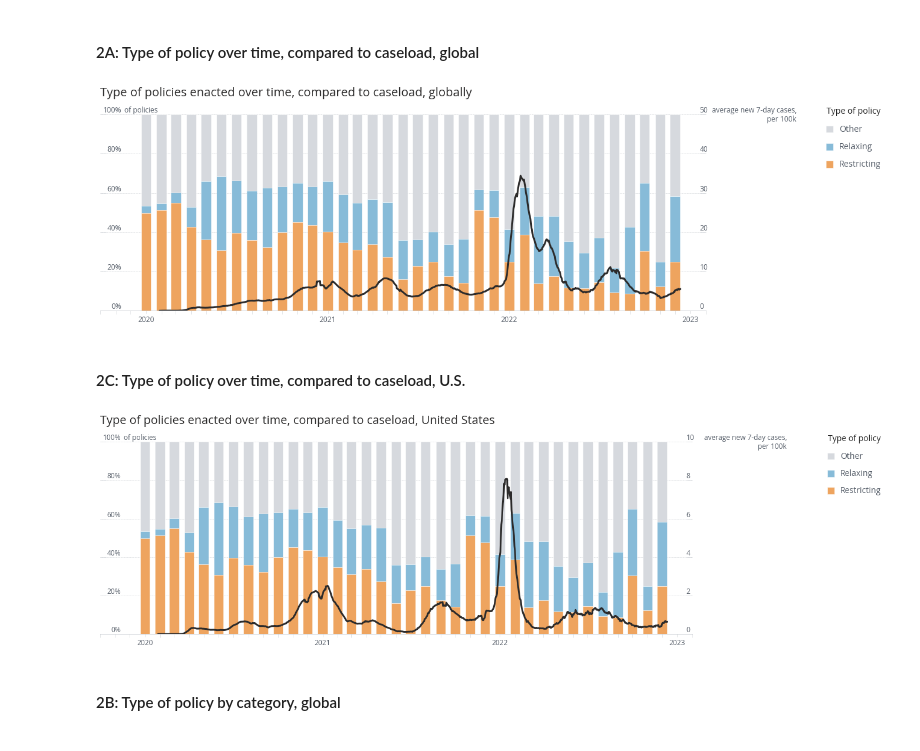
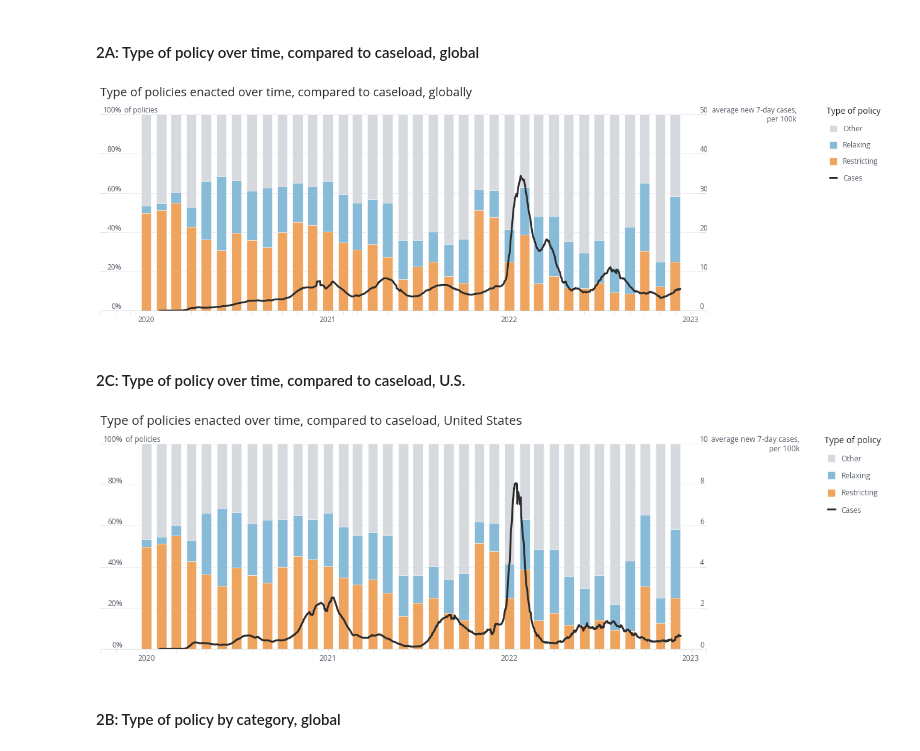
Before and after one commit to talus-analytics-bus/covid-amp-analysis, a Jupyter notebook: visualizations.ipynb, the cells around one changed output. Cells and saved outputs as stored; diff of their text form; code cells hidden in the pictures.

Commit message:
Figure refinements

```diff
--- a/visualizations.ipynb
+++ b/visualizations.ipynb
@@ -787,13 +786,6 @@ current_values = plt.gca().get_yticks()
 plt.gca().set_yticklabels(['{:,.0%}'.format(x) for x in current_values])
 
 
-# Get the legend and modify the handles
-handles, labels = ax.get_legend_handles_labels()
-leg = ax.legend(handles=handles, labels=labels, bbox_to_anchor=(1.30,1.07),labelcolor=chart[1],labelspacing=1.2)
-leg.set_title('Type of policy')
-leg.get_title().set_fontsize('14')
-plt.setp(plt.gca().get_legend().get_texts(), fontsize='14')
-
 # Create secondary y-axis
 ax2 = ax.twinx()
 ax2.xaxis_date()
@@ -815,10 +807,12 @@ ax2.xaxis.set_major_formatter(maj_fmt)
 # Hide minor tick labels
 ax2.xaxis.set_tick_params(which='minor', labelbottom=False)
 
+
 # Plot line graph on secondary axis
 x2 = global_cases['Date']
 y4 = global_cases['7-day rolling average new cases per 100k']
-ax2.plot(x2, y4, color=chart[0], linewidth=3.0, label='Cases')
+line = ax2.plot(x2, y4, color=chart[0], linewidth=3.0, label='Cases')[0]
+
 
 # Set y-axis label for secondary axis
 plt.ylabel("average new 7-day cases,\nper 100k", rotation=0, loc='top',color=chart[1])
@@ -830,15 +824,24 @@ ax2.tick_params(axis='y', direction='in', pad=-10)
 # Set y-axis range for secondary axis
 ax2.set_ylim(0, 50)
 
-# plt.tight_layout()
-# plt.show()
+# Get the legend and modify the handles
+handles, labels = ax.get_legend_handles_labels()
+handles.append(line)
+labels.append('Cases')
+leg = ax.legend(handles=handles, labels=labels, bbox_to_anchor=(1.30,1.07), labelcolor=chart[1], labelspacing=1.2)
+leg.set_title('Type of policy')
+leg.get_title().set_fontsize('14')
 
 
-plt.savefig('figures/global_policy_type_cases.svg', dpi=1200, facecolor='w',
-            edgecolor='w',
-            orientation='portrait',bbox_inches='tight')
+plt.tight_layout()
+plt.show()
+
+
+# plt.savefig('figures/global_policy_type_cases.png', dpi=1200, facecolor='w',
+#             edgecolor='w',
+#             orientation='portrait',bbox_inches='tight')
 # %% [output]
-[figure, old version]
+[figure, new version]
 # %% [markdown]
 #### 2C: Type of policy over time, compared to caseload, U.S.
 # %%
@@ -923,14 +926,6 @@ for tick in ax.get_yticklabels():
 current_values = plt.gca().get_yticks()
 plt.gca().set_yticklabels(['{:,.0%}'.format(x) for x in current_values])
 
-
-# Get the legend and modify the handles
-handles, labels = ax.get_legend_handles_labels()
-leg = ax.legend(handles=handles, labels=labels, bbox_to_anchor=(1.33,1.07),labelcolor=chart[1],labelspacing=1.2)
-leg.set_title('Type of policy')
-leg.get_title().set_fontsize('14')
-plt.setp(plt.gca().get_legend().get_texts(), fontsize='14')
-
 # Create secondary y-axis
 ax2 = ax.twinx()
 ax2.xaxis_date()
@@ -945,36 +940,44 @@ ax2.xaxis.set_major_locator(maj_loc)
 min_loc = mdates.MonthLocator()
 ax2.xaxis.set_minor_locator(min_loc)
 
 # Set major date tick formatter
 maj_fmt = mdates.DateFormatter('%Y')
 ax2.xaxis.set_major_formatter(maj_fmt)
 
 # Hide minor tick labels
 ax2.xaxis.set_tick_params(which='minor', labelbottom=False)
 
 # Plot line graph on secondary axis
 x2 = us_cases['Date']
 y4 = us_cases['7-day rolling average new cases per 100k']
 ax2.plot(x2, y4, color=chart[0], linewidth=3.0, label='Cases')
 
 # Set y-axis label for secondary axis
 plt.ylabel("average new 7-day cases,\nper 100k", rotation=0, loc='top',color=chart[1])
-ax2.yaxis.set_label_coords(1.16, 1.04) # adjust position of label
+ax2.yaxis.set_label_coords(1.155, 1.04) # adjust position of label
 for tick in ax2.get_yticklabels():
     tick.set_verticalalignment("bottom")
 ax2.tick_params(axis='y', direction='in', pad=-10)
 
 # Set y-axis range for secondary axis
 ax2.set_ylim(0, 10)
 
+# Get the legend and modify the handles
+handles, labels = ax.get_legend_handles_labels()
+handles.append(line)
+labels.append('Cases')
+leg = ax.legend(handles=handles, labels=labels, bbox_to_anchor=(1.30,1.07), labelcolor=chart[1], labelspacing=1.2)
+leg.set_title('Type of policy')
+leg.get_title().set_fontsize('14')
+
 plt.tight_layout()
 plt.show()
 
-# plt.savefig('figures/us_policy_type.png', dpi=1200, facecolor='w',
+# plt.savefig('figures/us_policy_type.svg', dpi=1200, facecolor='w',
 #             edgecolor='w',
 #             orientation='portrait',bbox_inches='tight')
 # %% [output]
-[figure, old version]
+[figure, new version]
 # %% [markdown]
 #### 2B: Type of policy by category, global
 # %%
```
Also changed, not shown: parts of 11 cells of this notebook, 10 other files.
